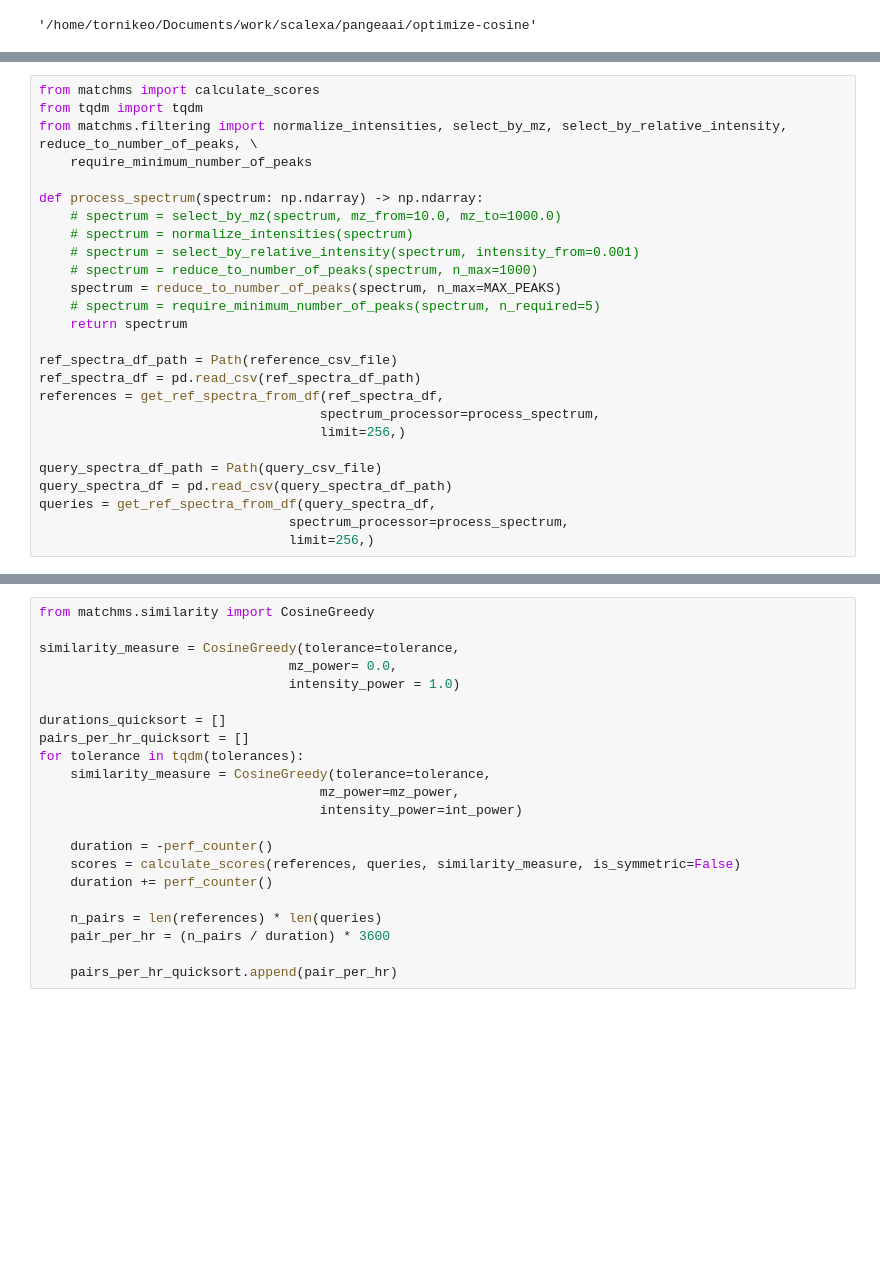
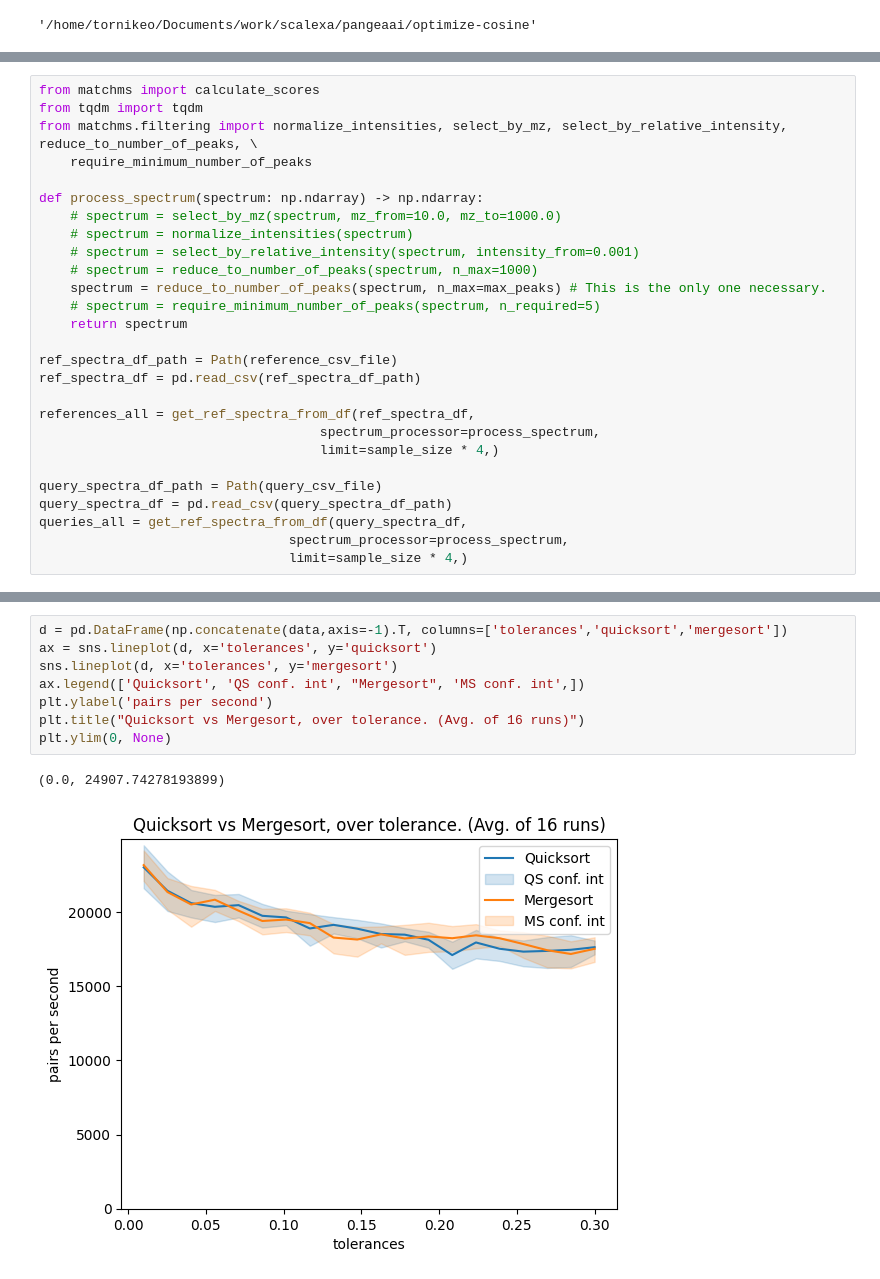
Before and after one commit to tornikeo/cosine-similarity, a Jupyter notebook: notebooks/performance_mergesort_quicksort.ipynb, the cells around one changed output, grey strips where cells are left out. Saved outputs shown, nothing was run; the diff lists cells and outputs as text; blank space fills up the shorter version.

```diff
--- a/notebooks/performance_mergesort_quicksort.ipynb
+++ b/notebooks/performance_mergesort_quicksort.ipynb
@@ -67,19 +115,20 @@ def process_spectrum(spectrum: np.ndarray) -> np.ndarray:
     # spectrum = normalize_intensities(spectrum)
     # spectrum = select_by_relative_intensity(spectrum, intensity_from=0.001)
     # spectrum = reduce_to_number_of_peaks(spectrum, n_max=1000)
-    spectrum = reduce_to_number_of_peaks(spectrum, n_max=MAX_PEAKS)
+    spectrum = reduce_to_number_of_peaks(spectrum, n_max=max_peaks) # This is the only one necessary.
     # spectrum = require_minimum_number_of_peaks(spectrum, n_required=5)
     return spectrum
 
 ref_spectra_df_path = Path(reference_csv_file)
 ref_spectra_df = pd.read_csv(ref_spectra_df_path)
-references = get_ref_spectra_from_df(ref_spectra_df,
+
+references_all = get_ref_spectra_from_df(ref_spectra_df,
                                     spectrum_processor=process_spectrum,
-                                    limit=256,)
+                                    limit=sample_size * 4,)
 
 query_spectra_df_path = Path(query_csv_file)
 query_spectra_df = pd.read_csv(query_spectra_df_path)
-queries = get_ref_spectra_from_df(query_spectra_df,
+queries_all = get_ref_spectra_from_df(query_spectra_df,
                                 spectrum_processor=process_spectrum,
-                                limit=256,)
+                                limit=sample_size * 4,)
 # %%
@@ -144,22 +223,11 @@ for tolerance in tqdm(tolerances):
-# %%
-from matchms.similarity import CosineGreedy
-
-similarity_measure = CosineGreedy(tolerance=tolerance,
-                                mz_power= 0.0,
-                                intensity_power = 1.0)
-
-durations_quicksort = []
-pairs_per_hr_quicksort = []
-for tolerance in tqdm(tolerances):
-    similarity_measure = CosineGreedy(tolerance=tolerance,
-                                    mz_power=mz_power,
-                                    intensity_power=int_power)
-
-    duration = -perf_counter()
-    scores = calculate_scores(references, queries, similarity_measure, is_symmetric=False)
-    duration += perf_counter()
-
-    n_pairs = len(references) * len(queries)
-    pair_per_hr = (n_pairs / duration) * 3600
-
-    pairs_per_hr_quicksort.append(pair_per_hr)
+# %%
+d = pd.DataFrame(np.concatenate(data,axis=-1).T, columns=['tolerances','quicksort','mergesort'])
+ax = sns.lineplot(d, x='tolerances', y='quicksort')
+sns.lineplot(d, x='tolerances', y='mergesort')
+ax.legend(['Quicksort', 'QS conf. int', "Mergesort", 'MS conf. int',])
+plt.ylabel('pairs per second')
+plt.title("Quicksort vs Mergesort, over tolerance. (Avg. of 16 runs)")
+plt.ylim(0, None)
+# %% [output]
+(0.0, 24907.74278193899)
+[figure, added]
```
Also changed, not shown: parts of 11 cells of this notebook, 11 other files.
